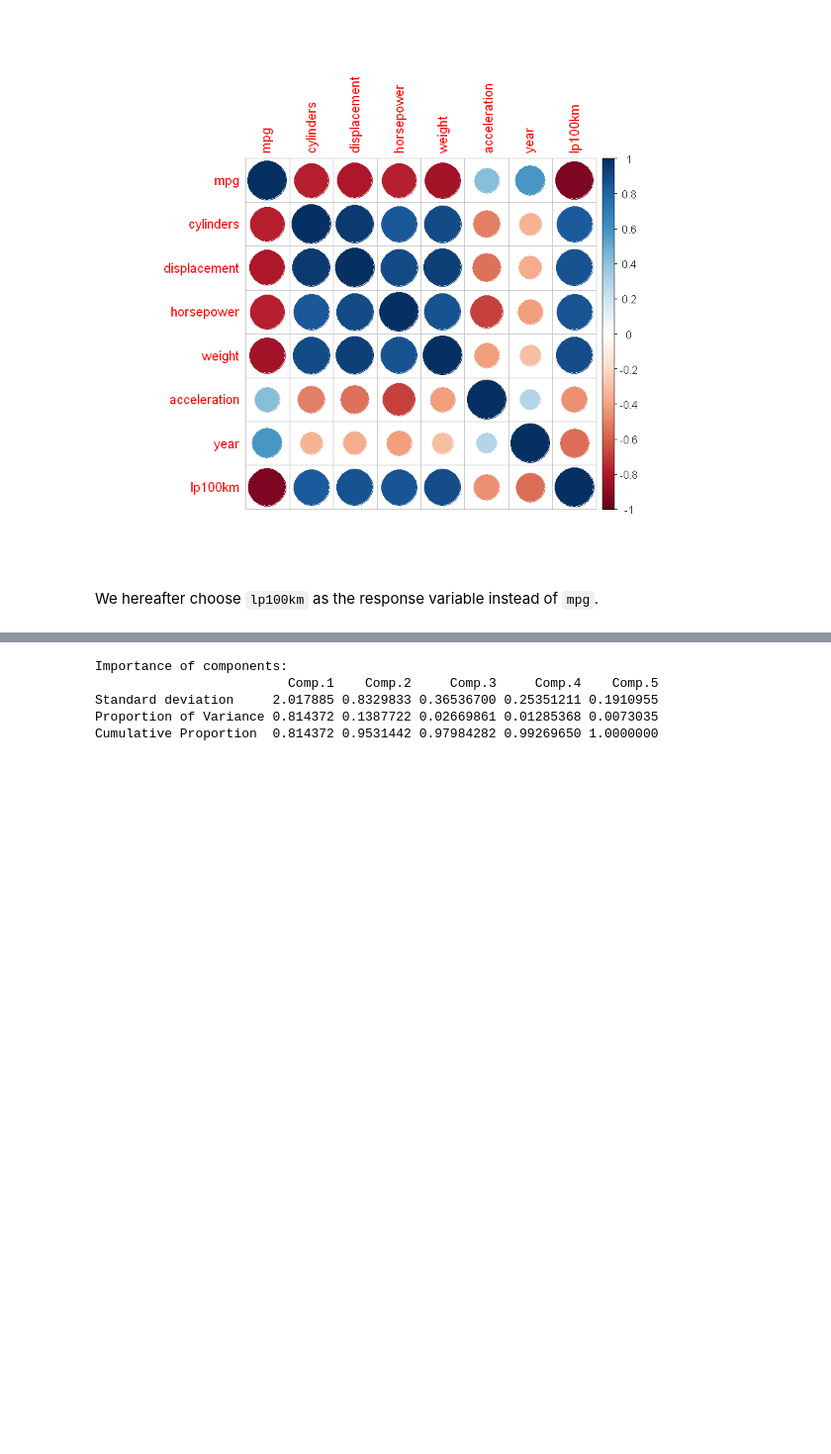
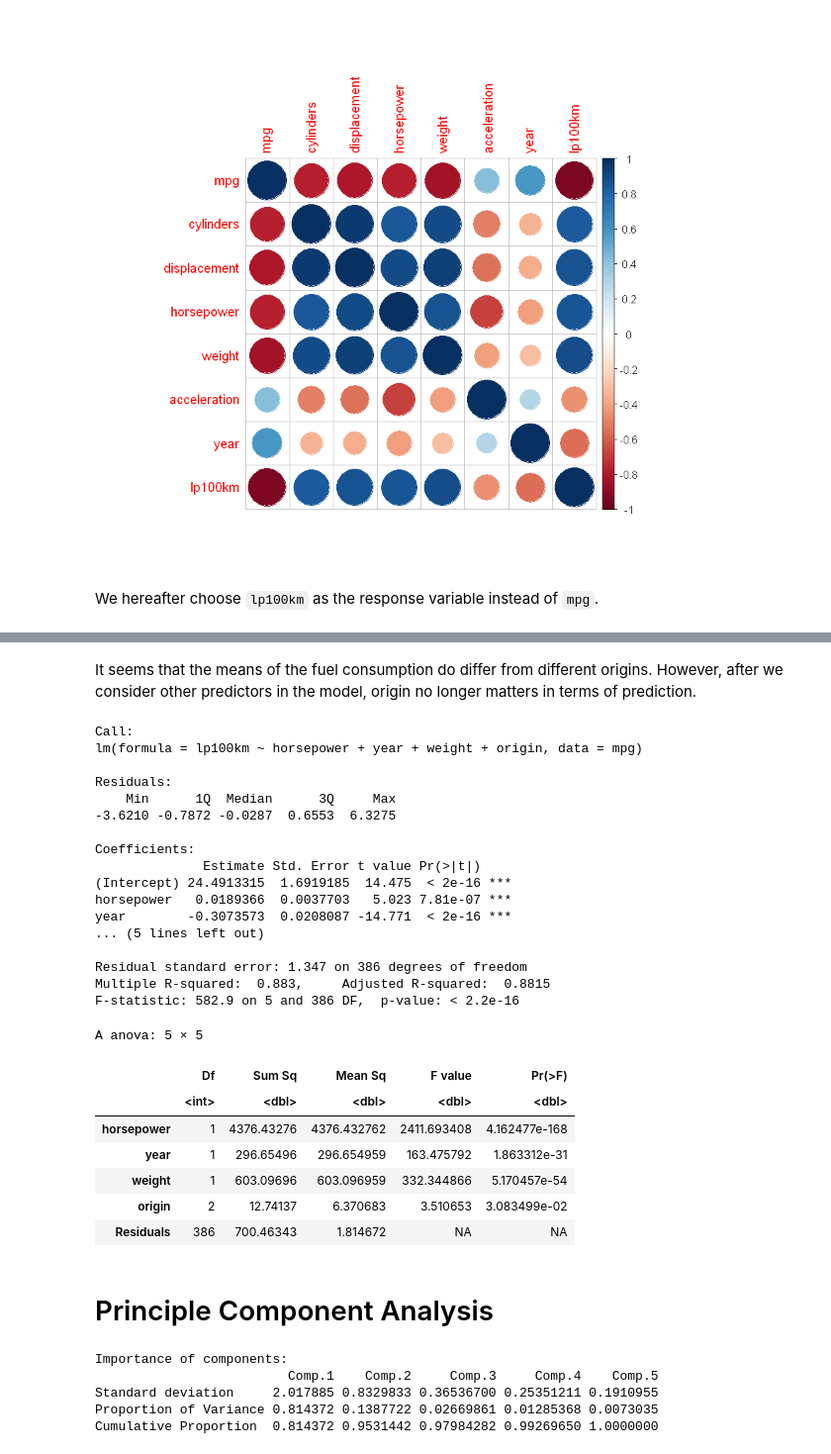
Before and after one commit to KillingVectorField/STA232-Final-Project, a Jupyter notebook: mpg.ipynb, the cells around one changed output, grey strips where cells are left out. Shown at 99% size. Saved outputs shown, nothing was run; the diff lists cells and outputs as text; code cells hidden in the pictures; blank space fills up the shorter version.

```diff
--- a/mpg.ipynb
+++ b/mpg.ipynb
@@ -97,0 +99,5 @@ We hereafter choose `lp100km` as the response variable instead of `mpg`.
+# %%
+lm.subset<-leaps::regsubsets(lp100km~.,data=mpg[,-c(1,9)])
+#lm.subset<-leaps::regsubsets(lp100km~.,data=mpg[,c(2:5,10)])
+summary.subset<-summary(lm.subset)
+summary.subset
@@ -100,3 +191,36 @@ We hereafter choose `lp100km` as the response variable instead of `mpg`.
+# %% [markdown]
+It seems that the means of the fuel consumption do differ from different origins. However, after we consider other predictors in the model, origin no longer matters in terms of prediction.
+# %%
+summary(lm.origin.ancova<-lm(lp100km~horsepower+year+weight+origin,data=mpg))
+anova(lm.origin.ancova)
+# %% [output]
+Call:
+lm(formula = lp100km ~ horsepower + year + weight + origin, data = mpg)
+
+Residuals:
+    Min      1Q  Median      3Q     Max
+-3.6210 -0.7872 -0.0287  0.6553  6.3275
+
+Coefficients:
+              Estimate Std. Error t value Pr(>|t|)
+(Intercept) 24.4913315  1.6919185  14.475  < 2e-16 ***
+horsepower   0.0189366  0.0037703   5.023 7.81e-07 ***
+year        -0.3073573  0.0208087 -14.771  < 2e-16 ***
+... (5 lines left out)
+
+Residual standard error: 1.347 on 386 degrees of freedom
+Multiple R-squared:  0.883,     Adjusted R-squared:  0.8815
+F-statistic: 582.9 on 5 and 386 DF,  p-value: < 2.2e-16
+A anova: 5 × 5
+|  | Df | Sum Sq | Mean Sq | F value | Pr(>F) |
+|  | <int> | <dbl> | <dbl> | <dbl> | <dbl> |
+| horsepower | 1 | 4376.43276 | 4376.432762 | 2411.693408 | 4.162477e-168 |
+| year | 1 | 296.65496 | 296.654959 | 163.475792 | 1.863312e-31 |
+| weight | 1 | 603.09696 | 603.096959 | 332.344866 | 5.170457e-54 |
+| origin | 2 | 12.74137 | 6.370683 | 3.510653 | 3.083499e-02 |
+| Residuals | 386 | 700.46343 | 1.814672 | NA | NA |
+# %% [markdown]
+# Principle Component Analysis
 # %%
 PCA<-princomp(mpg[,2:6],cor = TRUE)
 summary(PCA)
```
Also changed, not shown: parts of 16 cells of this notebook.
